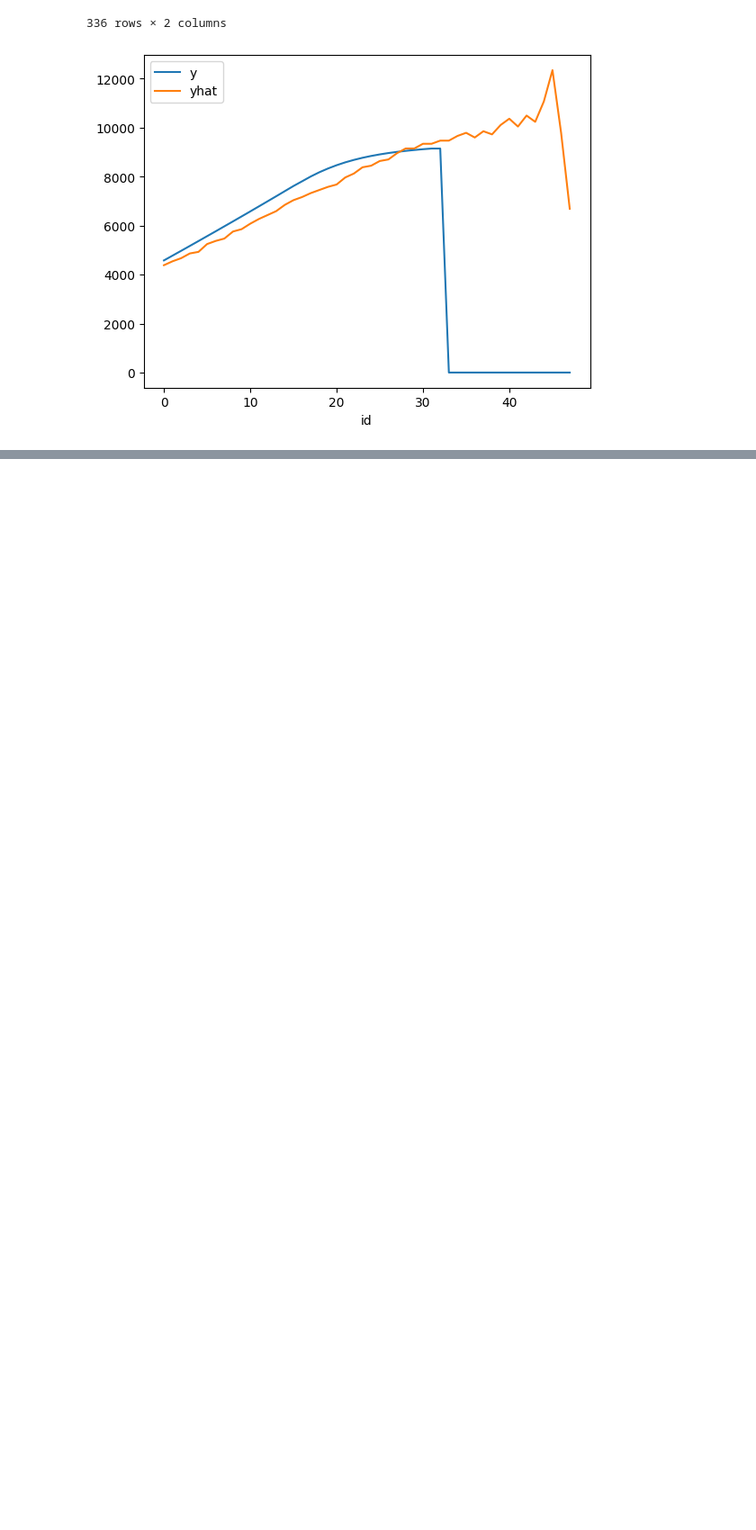
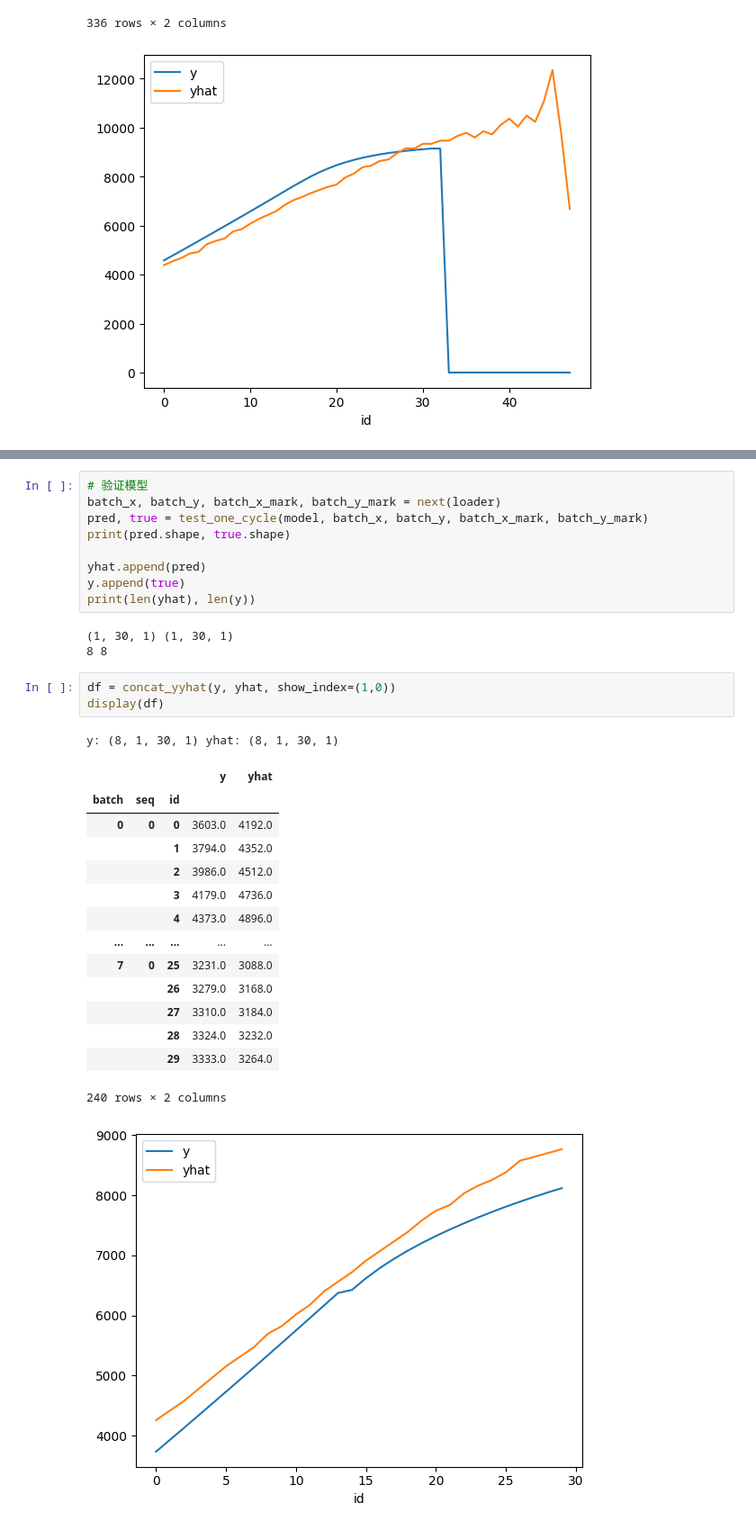
Before and after one commit to Ralphson/BatteryGPT, a Jupyter notebook: Time-LLM-main/ana_model_pred.ipynb, the cells around one changed output, grey strips where cells are left out. Shown: that part at 90% size. Saved outputs shown, nothing was run; the diff lists cells and outputs as text; blank space fills up the shorter version.

```diff
--- a/Time-LLM-main/ana_model_pred.ipynb
+++ b/Time-LLM-main/ana_model_pred.ipynb
@@ -533,0 +714,32 @@ y: (7, 1, 48, 1) yhat: (7, 1, 48, 1)
+# %%
+# 验证模型
+batch_x, batch_y, batch_x_mark, batch_y_mark = next(loader)
+pred, true = test_one_cycle(model, batch_x, batch_y, batch_x_mark, batch_y_mark)
+print(pred.shape, true.shape)
+
+yhat.append(pred)
+y.append(true)
+print(len(yhat), len(y))
+# %% [output]
+(1, 30, 1) (1, 30, 1)
+8 8
+# %%
+df = concat_yyhat(y, yhat, show_index=(1,0))
+display(df)
+# %% [output]
+y: (8, 1, 30, 1) yhat: (8, 1, 30, 1)
+|  |  |  | y | yhat |
+| batch | seq | id |  |  |
+| 0 | 0 | 0 | 3603.0 | 4192.0 |
+|  |  | 1 | 3794.0 | 4352.0 |
+|  |  | 2 | 3986.0 | 4512.0 |
+|  |  | 3 | 4179.0 | 4736.0 |
+|  |  | 4 | 4373.0 | 4896.0 |
+| ... | ... | ... | ... | ... |
+| 7 | 0 | 25 | 3231.0 | 3088.0 |
+|  |  | 26 | 3279.0 | 3168.0 |
+|  |  | 27 | 3310.0 | 3184.0 |
+|  |  | 28 | 3324.0 | 3232.0 |
+|  |  | 29 | 3333.0 | 3264.0 |
+240 rows × 2 columns
+[figure, added]
```
Also changed, not shown: parts of 10 cells of this notebook.
